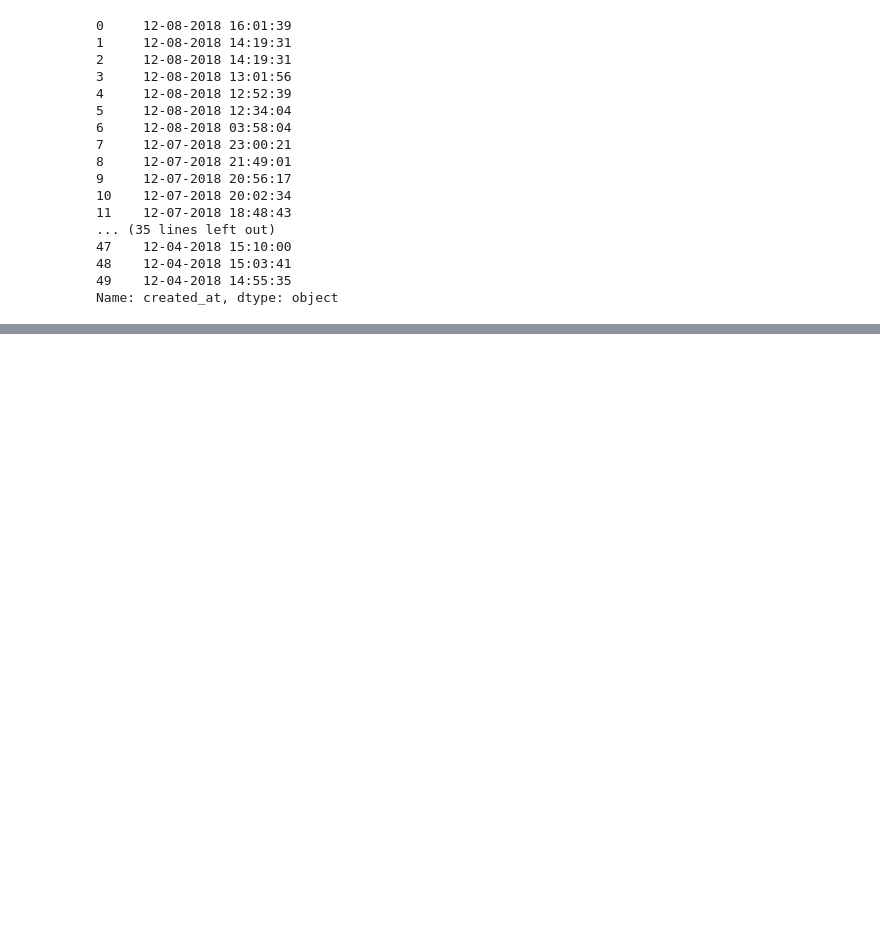
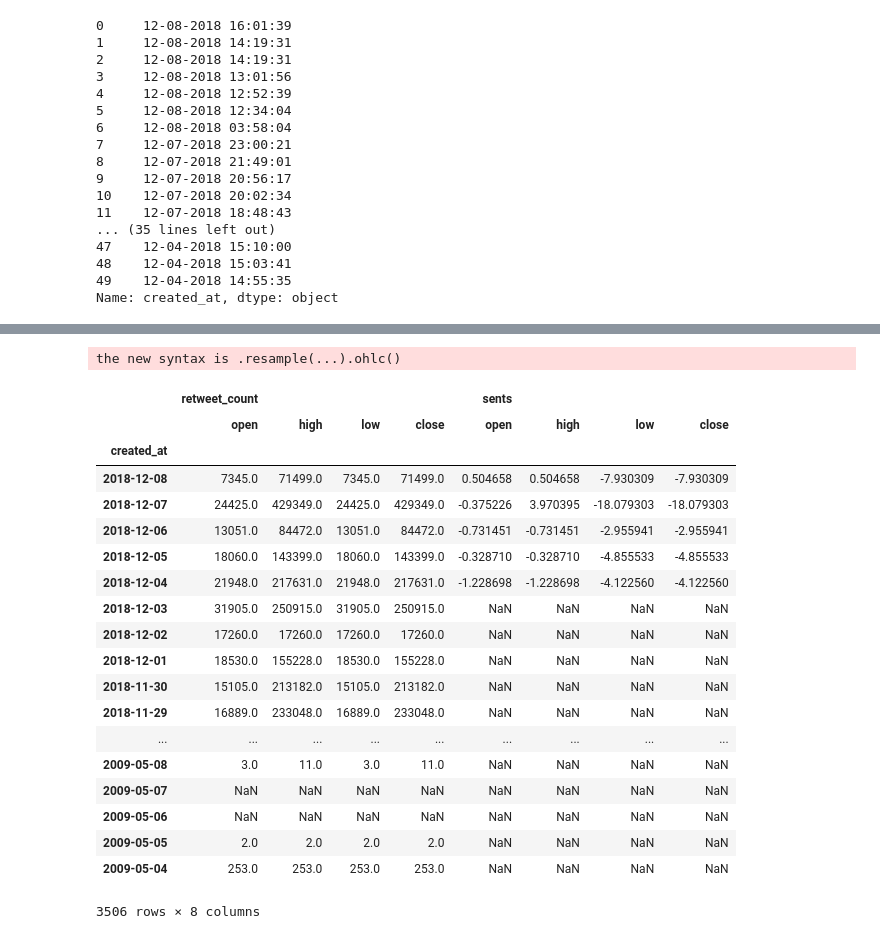
Before and after one commit to RajatRasal/TrumpCharts, a Jupyter notebook: Untitled.ipynb, the cells around one changed output, grey strips where cells are left out. Cells and saved outputs as stored; diff of their text form; code cells hidden in the pictures; blank space fills up the shorter version.

```diff
--- a/Untitled.ipynb
+++ b/Untitled.ipynb
@@ -246,0 +292,4 @@ plt.bar(tweets["created_at"][:len(sents)].values, tweets["sents"][:len(sents)].v
+# %%
+tweets["created_at"] = pd.to_datetime(tweets["created_at"])
+tweets = tweets.set_index("created_at")
+tweets
@@ -246,0 +316,27 @@ plt.bar(tweets["created_at"][:len(sents)].values, tweets["sents"][:len(sents)].v
+# %%
+
+tweets = tweets.groupby(pd.Grouper(freq='D')).transform(np.cumsum).resample('D', how='ohlc')
+tweets = tweets.iloc[::-1]
+tweets
+# %% [output]
+the new syntax is .resample(...).ohlc()
+|  | retweet_count |  |  |  | sents |  |  |  |
+|  | open | high | low | close | open | high | low | close |
+| created_at |  |  |  |  |  |  |  |  |
+| 2018-12-08 | 7345.0 | 71499.0 | 7345.0 | 71499.0 | 0.504658 | 0.504658 | -7.930309 | -7.930309 |
+| 2018-12-07 | 24425.0 | 429349.0 | 24425.0 | 429349.0 | -0.375226 | 3.970395 | -18.079303 | -18.079303 |
+| 2018-12-06 | 13051.0 | 84472.0 | 13051.0 | 84472.0 | -0.731451 | -0.731451 | -2.955941 | -2.955941 |
+| 2018-12-05 | 18060.0 | 143399.0 | 18060.0 | 143399.0 | -0.328710 | -0.328710 | -4.855533 | -4.855533 |
+| 2018-12-04 | 21948.0 | 217631.0 | 21948.0 | 217631.0 | -1.228698 | -1.228698 | -4.122560 | -4.122560 |
+| 2018-12-03 | 31905.0 | 250915.0 | 31905.0 | 250915.0 | NaN | NaN | NaN | NaN |
+| 2018-12-02 | 17260.0 | 17260.0 | 17260.0 | 17260.0 | NaN | NaN | NaN | NaN |
+| 2018-12-01 | 18530.0 | 155228.0 | 18530.0 | 155228.0 | NaN | NaN | NaN | NaN |
+| 2018-11-30 | 15105.0 | 213182.0 | 15105.0 | 213182.0 | NaN | NaN | NaN | NaN |
+| 2018-11-29 | 16889.0 | 233048.0 | 16889.0 | 233048.0 | NaN | NaN | NaN | NaN |
+| ... | ... | ... | ... | ... | ... | ... | ... | ... |
+| 2009-05-08 | 3.0 | 11.0 | 3.0 | 11.0 | NaN | NaN | NaN | NaN |
+| 2009-05-07 | NaN | NaN | NaN | NaN | NaN | NaN | NaN | NaN |
+| 2009-05-06 | NaN | NaN | NaN | NaN | NaN | NaN | NaN | NaN |
+| 2009-05-05 | 2.0 | 2.0 | 2.0 | 2.0 | NaN | NaN | NaN | NaN |
+| 2009-05-04 | 253.0 | 253.0 | 253.0 | 253.0 | NaN | NaN | NaN | NaN |
+3506 rows × 8 columns
```
Also changed, not shown: parts of 10 cells of this notebook, 1 other file.
